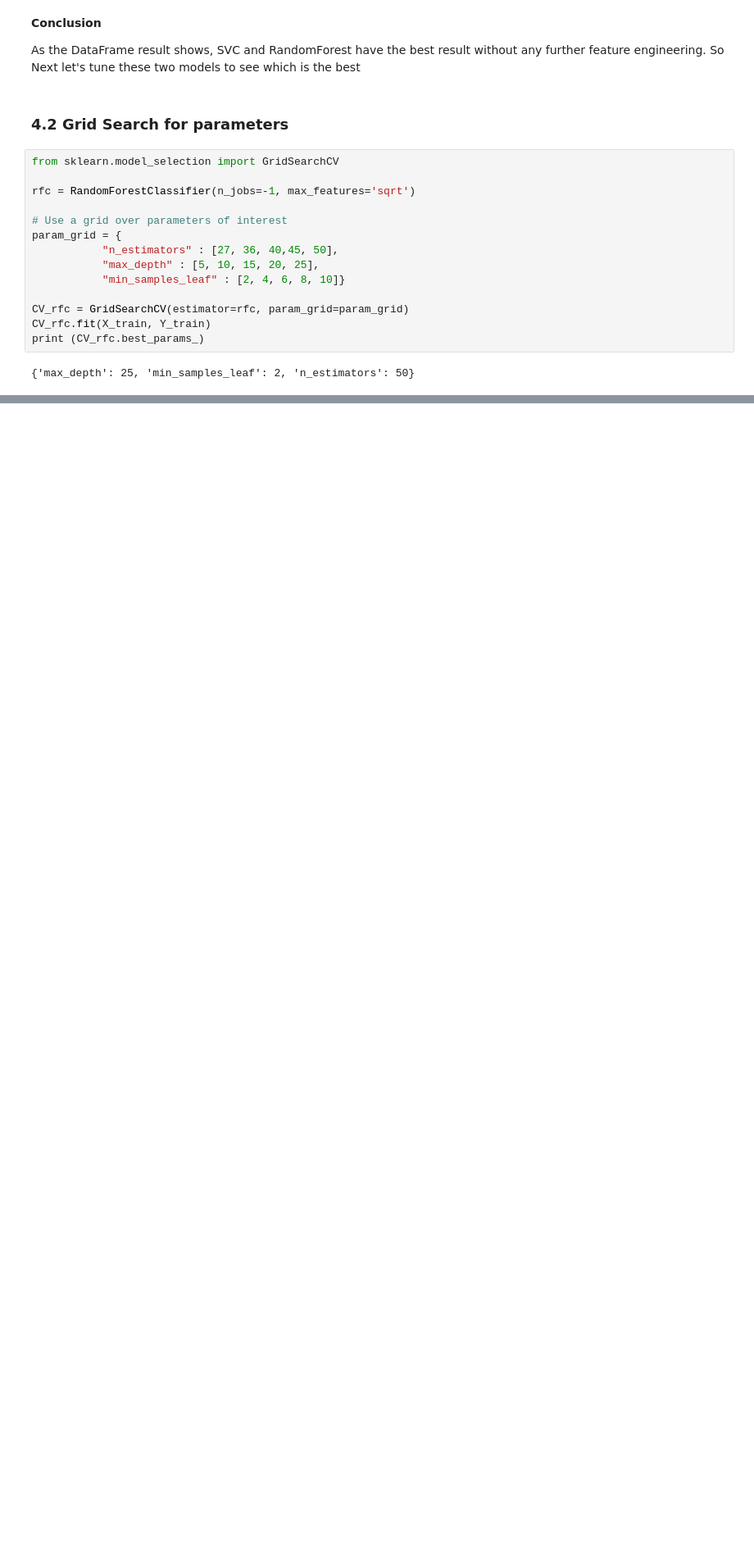
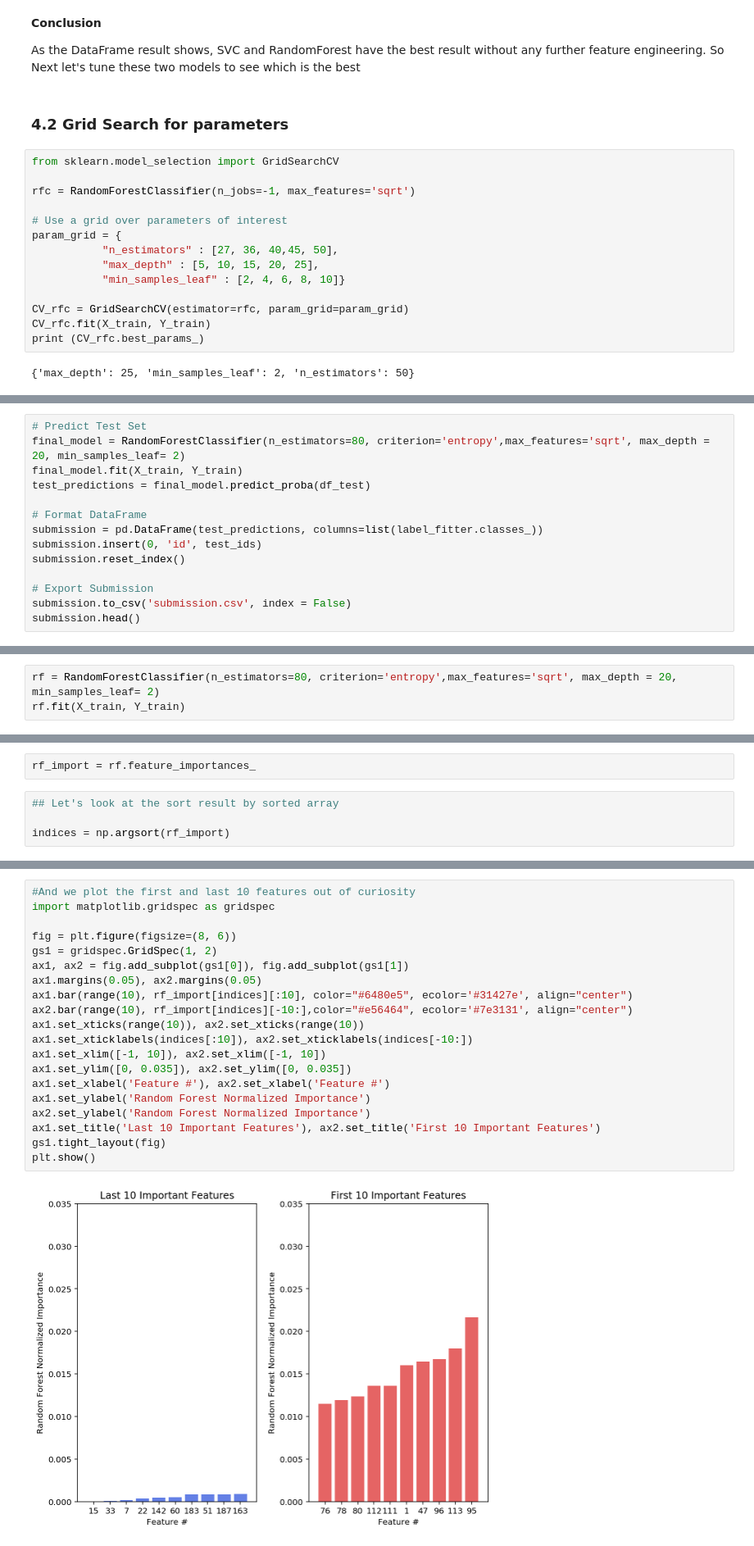
Before and after one commit to dangspin/Kaggle, a Jupyter notebook: LeafClassifier/MyLeaf.ipynb, the cells around one changed output, grey strips where cells are left out. Shown at 82% size. Saved outputs shown, nothing was run; the diff lists cells and outputs as text; blank space fills up the shorter version.

Commit message:
Finish the first part

```diff
--- a/LeafClassifier/MyLeaf.ipynb
+++ b/LeafClassifier/MyLeaf.ipynb
@@ -289,0 +317,14 @@ print (acc)
+# %%
+# Predict Test Set
+final_model = RandomForestClassifier(n_estimators=80, criterion='entropy',max_features='sqrt', max_depth = 20, min_samples_leaf= 2)
+final_model.fit(X_train, Y_train)
+test_predictions = final_model.predict_proba(df_test)
+
+# Format DataFrame
+submission = pd.DataFrame(test_predictions, columns=list(label_fitter.classes_))
+submission.insert(0, 'id', test_ids)
+submission.reset_index()
+
+# Export Submission
+submission.to_csv('submission.csv', index = False)
+submission.head()
@@ -289,0 +342,3 @@ print (acc)
+# %%
+rf = RandomForestClassifier(n_estimators=80, criterion='entropy',max_features='sqrt', max_depth = 20, min_samples_leaf= 2)
+rf.fit(X_train, Y_train)
@@ -289,0 +353,6 @@ print (acc)
+# %%
+rf_import = rf.feature_importances_
+# %%
+## Let's look at the sort result by sorted array
+
+indices = np.argsort(rf_import)
@@ -289,0 +363,22 @@ print (acc)
+# %%
+#And we plot the first and last 10 features out of curiosity
+import matplotlib.gridspec as gridspec
+
+fig = plt.figure(figsize=(8, 6))
+gs1 = gridspec.GridSpec(1, 2)
+ax1, ax2 = fig.add_subplot(gs1[0]), fig.add_subplot(gs1[1])
+ax1.margins(0.05), ax2.margins(0.05)
+ax1.bar(range(10), rf_import[indices][:10], color="#6480e5", ecolor='#31427e', align="center")
+ax2.bar(range(10), rf_import[indices][-10:],color="#e56464", ecolor='#7e3131', align="center")
+ax1.set_xticks(range(10)), ax2.set_xticks(range(10))
+ax1.set_xticklabels(indices[:10]), ax2.set_xticklabels(indices[-10:])
+ax1.set_xlim([-1, 10]), ax2.set_xlim([-1, 10])
+ax1.set_ylim([0, 0.035]), ax2.set_ylim([0, 0.035])
+ax1.set_xlabel('Feature #'), ax2.set_xlabel('Feature #')
+ax1.set_ylabel('Random Forest Normalized Importance')
+ax2.set_ylabel('Random Forest Normalized Importance')
+ax1.set_title('Last 10 Important Features'), ax2.set_title('First 10 Important Features')
+gs1.tight_layout(fig)
+plt.show()
+# %% [output]
+[figure, added]
```
Also changed, not shown: parts of 18 cells of this notebook.
